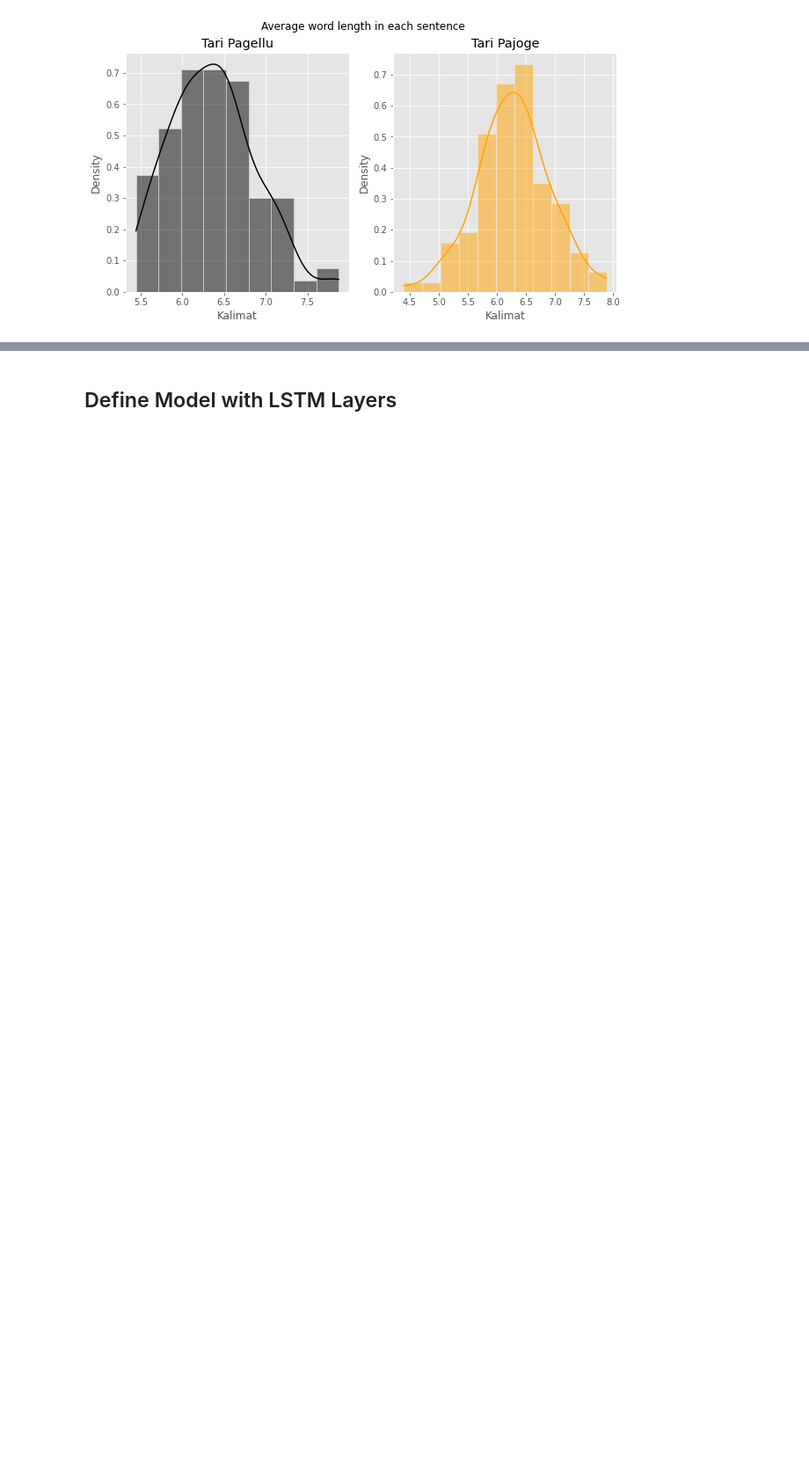
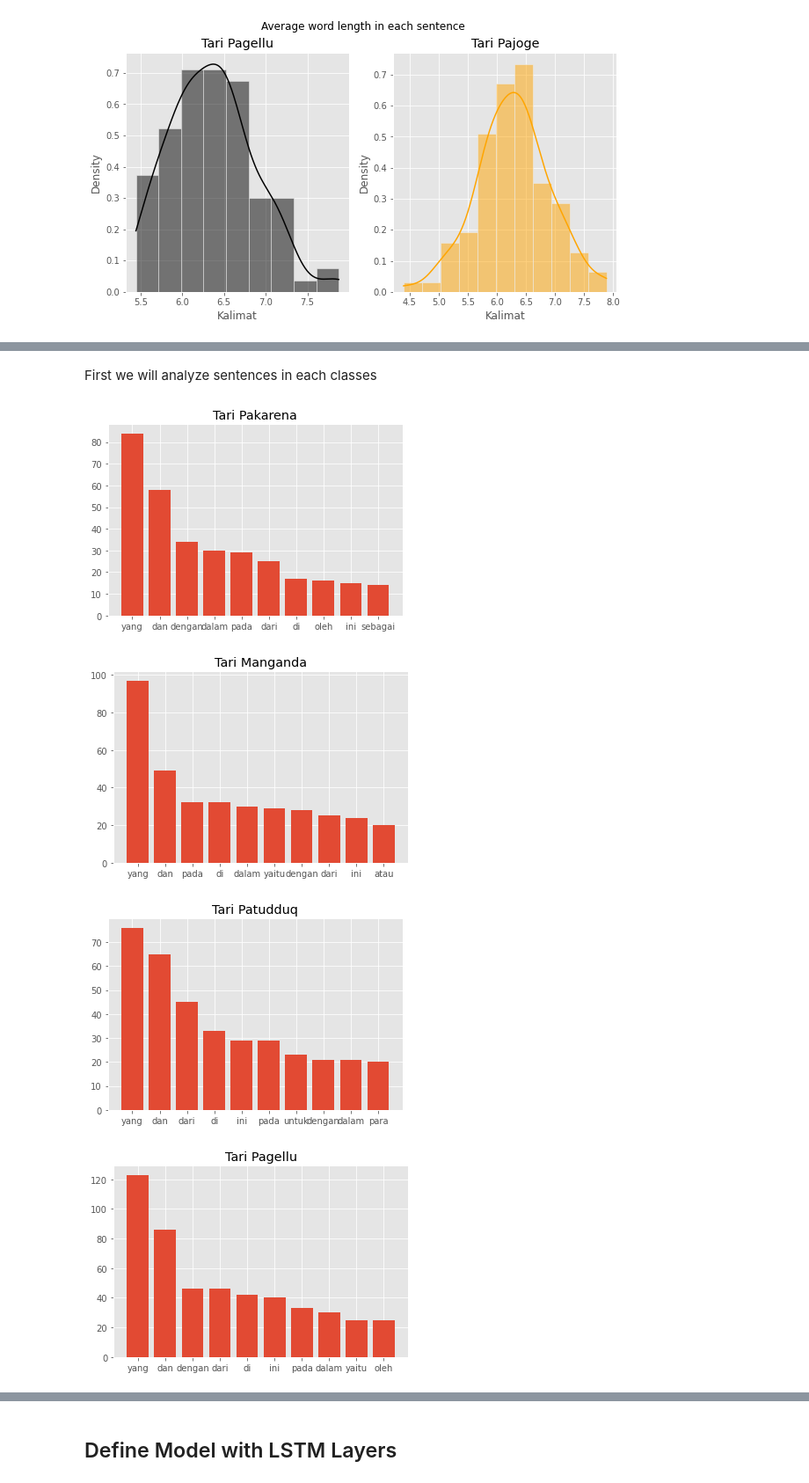
Before and after one commit to reevald/Oh-Dance-AI, a Jupyter notebook: oh-dance-nlp-v0.ipynb, the cells around one changed output, grey strips where cells are left out. Shown at 88% size. Saved outputs shown, nothing was run; the diff lists cells and outputs as text; code cells hidden in the pictures; blank space fills up the shorter version.

```diff
--- a/oh-dance-nlp-v0.ipynb
+++ b/oh-dance-nlp-v0.ipynb
@@ -175,0 +185,34 @@ plt.show()
+# %%
+def create_corpus(label):
+  corpus = []
+
+  for list_words in df_dataset[df_dataset['label']==label]['Kalimat'].str.split():
+    for word in list_words:
+      corpus.append(word.lower())
+
+  return corpus
+# %% [markdown]
+First we will analyze sentences in each classes
+# %%
+def common_stopwords(label):
+  corpus = create_corpus(label)
+
+  dict_result = defaultdict(int)
+  for word in corpus:
+    if word in stopwords_id:
+      dict_result[word] += 1
+
+  top_result = sorted(dict_result.items(), key=lambda x : x[1], reverse=True)[:10] # Top Ten
+
+  x, y = zip(*top_result)
+  plt.bar(x, y)
+  plt.title(label)
+  plt.show()
+# %%
+for label in df_dataset.label.unique():
+  common_stopwords(label)
+# %% [output]
+[figure, added]
+[figure, added]
+[figure, added]
+[figure, added]
```
Also changed, not shown: parts of 54 cells of this notebook, 6 other files.
